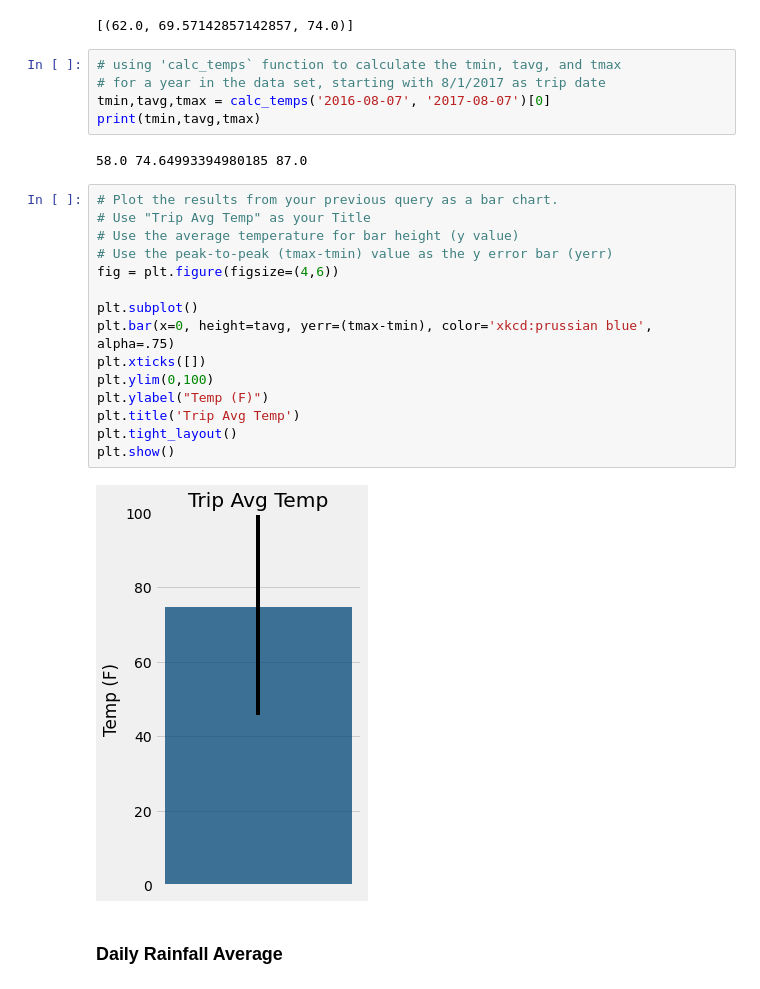
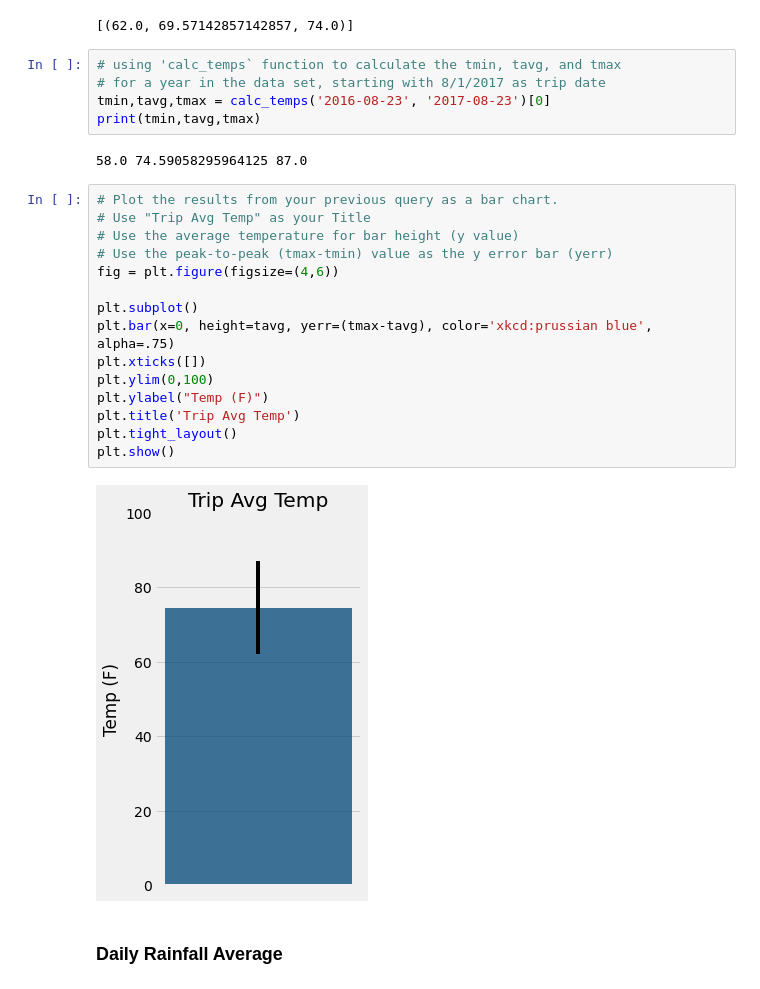
Before and after one commit to SJackson7/Surfs_Up, a Jupyter notebook: temp_analysis_bonus_2_starter.ipynb, the cells around one changed output. Cells and saved outputs as stored; diff of their text form.

```diff
--- a/temp_analysis_bonus_2_starter.ipynb
+++ b/temp_analysis_bonus_2_starter.ipynb
@@ -62,27 +62,27 @@ print(calc_temps('2012-02-28', '2012-03-05'))
 # %%
 # using 'calc_temps` function to calculate the tmin, tavg, and tmax
 # for a year in the data set, starting with 8/1/2017 as trip date
-tmin,tavg,tmax = calc_temps('2016-08-07', '2017-08-07')[0]
+tmin,tavg,tmax = calc_temps('2016-08-23', '2017-08-23')[0]
 print(tmin,tavg,tmax)
 # %% [output]
-58.0 74.64993394980185 87.0
+58.0 74.59058295964125 87.0
 # %%
 # Plot the results from your previous query as a bar chart.
 # Use "Trip Avg Temp" as your Title
 # Use the average temperature for bar height (y value)
 # Use the peak-to-peak (tmax-tmin) value as the y error bar (yerr)
 fig = plt.figure(figsize=(4,6))
 
 plt.subplot()
-plt.bar(x=0, height=tavg, yerr=(tmax-tmin), color='xkcd:prussian blue', alpha=.75)
+plt.bar(x=0, height=tavg, yerr=(tmax-tavg), color='xkcd:prussian blue', alpha=.75)
 plt.xticks([])
 plt.ylim(0,100)
 plt.ylabel("Temp (F)")
 plt.title('Trip Avg Temp')
 plt.tight_layout()
 plt.show()
 # %% [output]
-[figure, old version]
+[figure, new version]
 # %% [markdown]
 ### Daily Rainfall Average
 # %%
```
Also changed, not shown: 4 other files.
